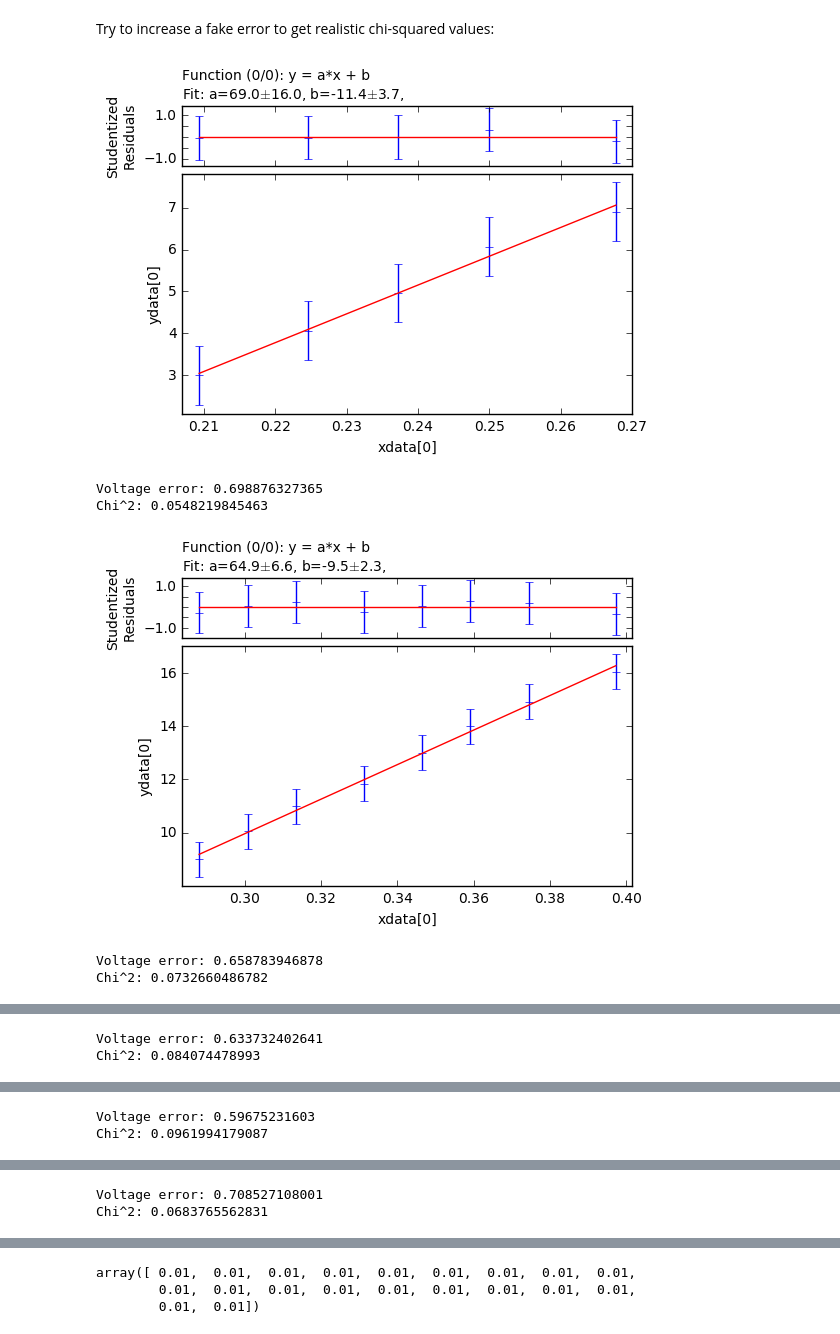
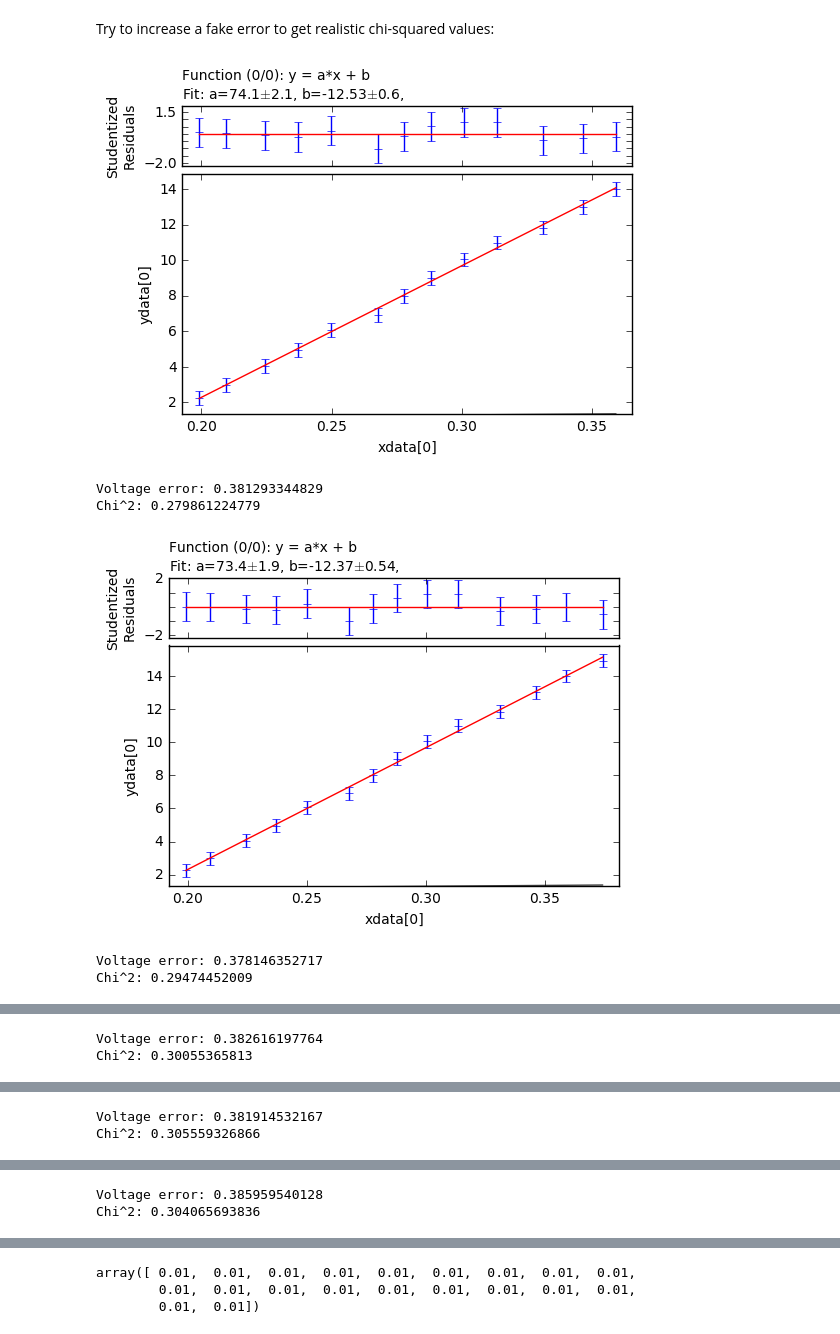
Before and after one commit to ry-dgel/Chladni, a Jupyter notebook: analysis/interim_analysis_post_offset.ipynb, the cells around one changed output, grey strips where cells are left out. Drawn from its saved outputs; the diff is of its cells as text; code cells hidden in the pictures.

Commit message:
Fixed problems with overestimating error

```diff
--- a/analysis/interim_analysis_post_offset.ipynb
+++ b/analysis/interim_analysis_post_offset.ipynb
@@ -129,34 +129,37 @@ Start, length, reduced chi-square: [   8.            4.          106.25336927]
 Try to increase a fake error to get realistic chi-squared values:
 # %%
 curve_number = 2
-for i in range(20,30):
+for i in range(len(best_fits[curve_number])):
     calibration_datas[curve_number][3][:] = 0.01
     current_slope = fit_params[curve_number][best_fits[curve_number][i]][0]
-    temp_voltage_error = calibration_datas[curve_number][3]*(current_slope+1)
+
+    #Add in errors from measurement
+    temp_voltage_error = calibration_datas[curve_number][2]*(current_slope+1)
     calibration_datas[curve_number][3][:] = temp_voltage_error[:]
 
 
     my_fitter = s.data.fitter(f='a*x + b', p='a, b')
     my_fitter._settings['autoplot'] = False
     length_of_regression = fit_results[curve_number][best_fits[curve_number][i]][1]
     start_of_regression = fit_results[curve_number][best_fits[curve_number][i]][0]
     end_of_regression = start_of_regression + length_of_regression
 
     my_fitter.set_data(
         xdata=calibration_datas[curve_number][0][start_of_regression:end_of_regression],
         ydata=calibration_datas[curve_number][1][start_of_regression:end_of_regression],
         exdata=calibration_datas[curve_number][2][start_of_regression:end_of_regression],
         eydata=calibration_datas[curve_number][3][start_of_regression:end_of_regression])
 
-    my_fitter.fit()
-    my_fitter.plot()
-    print("Voltage error:", calibration_datas[curve_number][3][0])
-    print("Chi^2:", my_fitter.reduced_chi_squareds()[0])
+    if length_of_regression > 10:
+        my_fitter.fit()
+        my_fitter.plot()
+        print("Voltage error:", calibration_datas[curve_number][3][0])
+        print("Chi^2:", my_fitter.reduced_chi_squareds()[0])
     calibration_datas[curve_number][3][:] = 0.01
 # %% [output]
-[figure, old version]
+[figure, new version]
-Voltage error: 0.698876327365
-Chi^2: 0.0548219845463
+Voltage error: 0.381293344829
+Chi^2: 0.279861224779
-[figure, old version]
+[figure, new version]
-Voltage error: 0.658783946878
-Chi^2: 0.0732660486782
+Voltage error: 0.378146352717
+Chi^2: 0.29474452009
@@ -164,2 +167,2 @@ Chi^2: 0.0732660486782
-Voltage error: 0.633732402641
-Chi^2: 0.084074478993
+Voltage error: 0.382616197764
+Chi^2: 0.30055365813
@@ -167,2 +170,2 @@ Chi^2: 0.084074478993
-Voltage error: 0.59675231603
-Chi^2: 0.0961994179087
+Voltage error: 0.381914532167
+Chi^2: 0.305559326866
@@ -170,2 +173,2 @@ Chi^2: 0.0961994179087
-Voltage error: 0.708527108001
-Chi^2: 0.0683765562831
+Voltage error: 0.385959540128
+Chi^2: 0.304065693836
```
Also changed, not shown: parts of 1 cell of this notebook.
